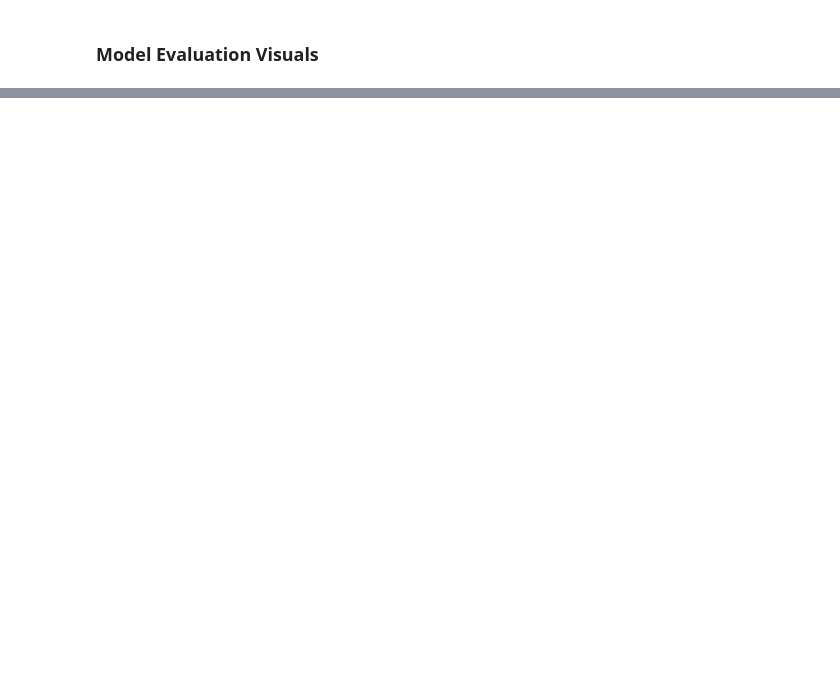
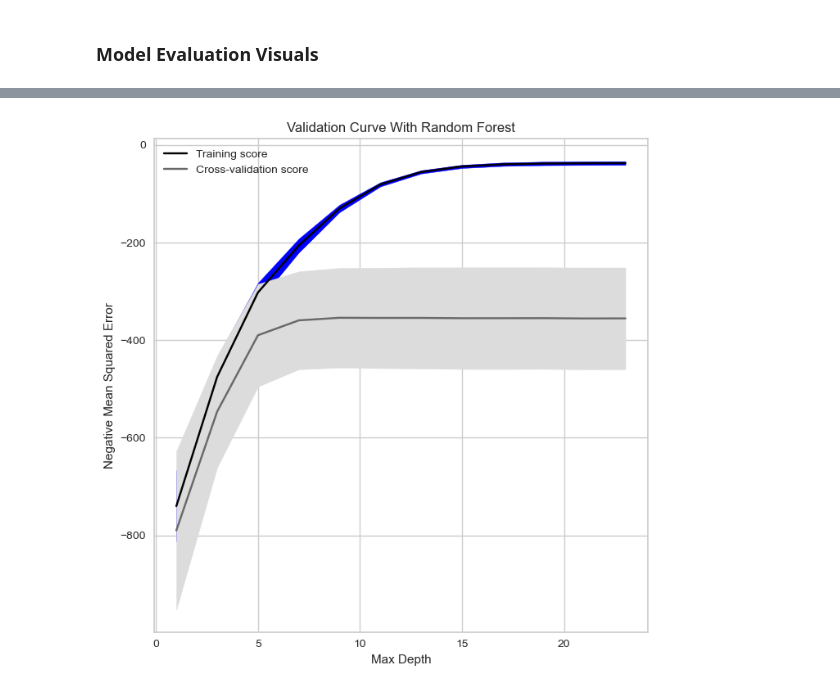
Before and after one commit to echestnut22/Crime-Analysis, a Jupyter notebook: Regression Model Notebooks/Time-Series-Regression-MAIN-(Eric) (3).ipynb, the cells around one changed output, grey strips where cells are left out. Saved outputs shown, nothing was run; the diff lists cells and outputs as text; code cells hidden in the pictures; blank space fills up the shorter version.

Commit message:
add model visuals

```diff
--- a/Regression Model Notebooks/Time-Series-Regression-MAIN-(Eric) (3).ipynb
+++ b/Regression Model Notebooks/Time-Series-Regression-MAIN-(Eric) (3).ipynb
@@ -1120,0 +1183,57 @@ Mean Squared Error: 239.83184649915185
+# %%
+#Visualize Validation Curve
+
+# Define the model
+validation_model = RandomForestRegressor(max_depth=20,
+                                      min_samples_split=2,
+                                      n_estimators=300,
+                                      random_state=42)
+
+
+# Define the range of the parameter (max_depth in this case)
+param_range = np.arange(1, 25, 2)
+
+# Calculate accuracy on training and test set using the range of parameter values
+train_scores, test_scores = validation_curve(
+    validation_model,
+    X,
+    y,
+    param_name="max_depth",
+    param_range=param_range,
+    cv=3,
+    scoring="neg_mean_squared_error",
+    n_jobs=-1
+)
+
+# Calculate mean and standard deviation for training set scores
+train_mean = np.mean(train_scores, axis=1)
+train_std = np.std(train_scores, axis=1)
+
+# Calculate mean and standard deviation for test set scores
+test_mean = np.mean(test_scores, axis=1)
+test_std = np.std(test_scores, axis=1)
+
+# Plot mean accuracy scores for training and test sets
+plt.subplots(1, 1, figsize=(7, 7))
+plt.plot(param_range, train_mean, label="Training score", color="black")
+plt.plot(param_range, test_mean, label="Cross-validation score", color="dimgrey")
+
+# Plot accurancy bands for training and test sets
+plt.fill_between(param_range, train_mean - train_std, train_mean + train_std, color="blue")
+plt.fill_between(param_range, test_mean - test_std, test_mean + test_std, color="gainsboro")
+
+# Create plot
+plt.title("Validation Curve With Random Forest")
+plt.xlabel("Max Depth")
+plt.ylabel("Negative Mean Squared Error")
+plt.tight_layout()
+plt.legend(loc="best")
+plt.grid(True)
+
+# Save the figure
+#plt.savefig('validation_curve.png', format='png', dpi=300, bbox_inches='tight')
+
+#Show the plot
+plt.show()
+# %% [output]
+[figure, added]
```
Also changed, not shown: parts of 16 cells of this notebook.
